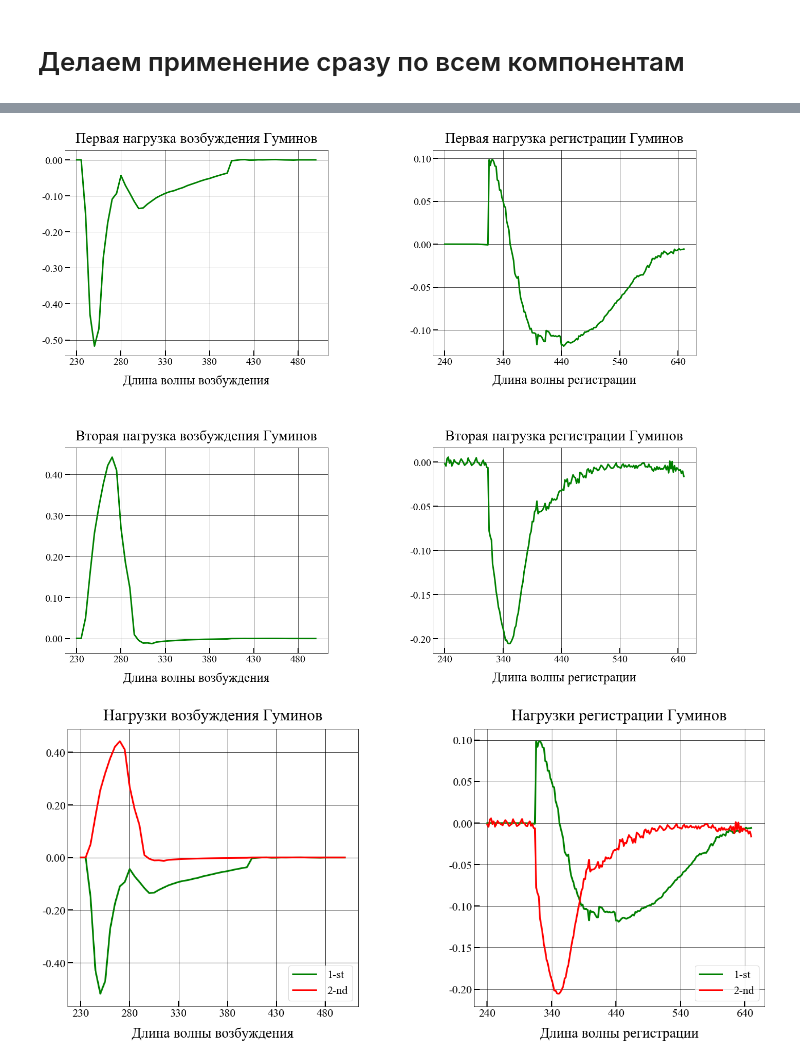
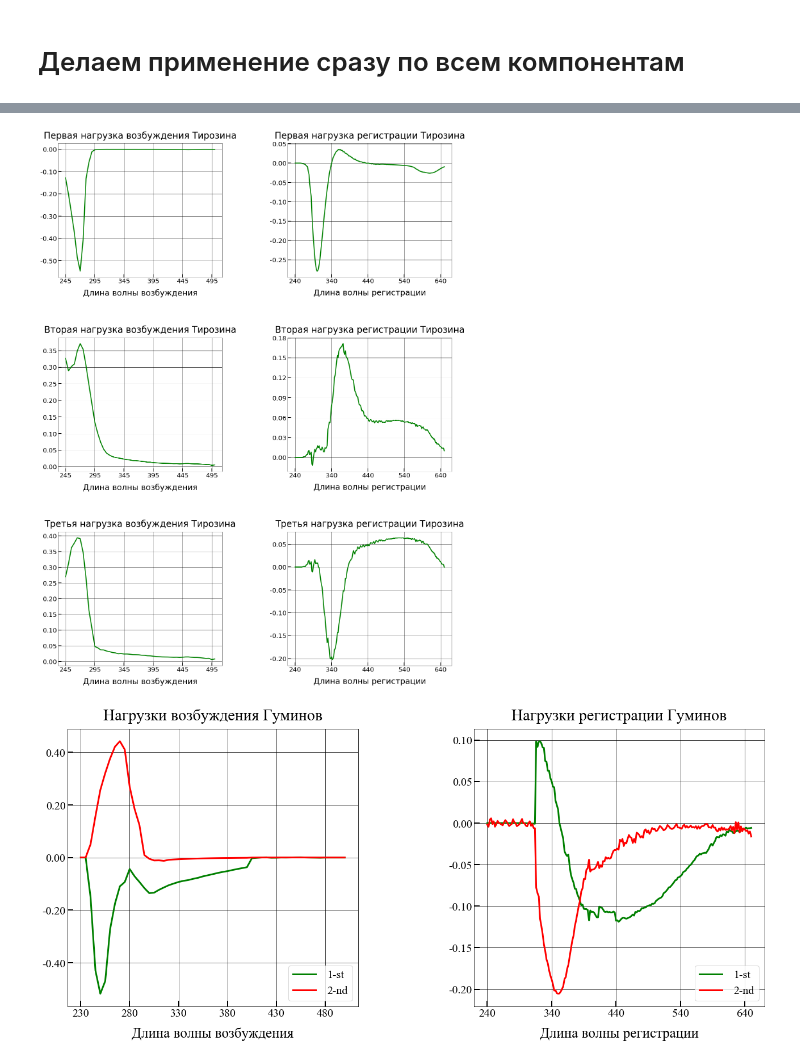
Before and after one commit to 89605502155/ML-repositry, a Jupyter notebook: new_NPLS1.ipynb, the cells around one changed output, grey strips where cells are left out. Saved outputs shown, nothing was run; the diff lists cells and outputs as text; code cells hidden in the pictures.

Commit message:
No name

```diff
--- a/new_NPLS1.ipynb
+++ b/new_NPLS1.ipynb
@@ -381,0 +395,5 @@ X_test=pkl.load(open('C:/Users/admin/Desktop/PLS2021/N-PLS/Trp_N-PLS1_final.pkl.
+# %%
+from sklearn.model_selection import train_test_split
+y0 = Ydata.to_numpy()[:,2]
+X_train, X_test, y_train, y_test = train_test_split(
+    Xdata_numpy['X'], y0, test_size=0.1428, random_state=42)
@@ -382,13 +410,16 @@ X_test=pkl.load(open('C:/Users/admin/Desktop/PLS2021/N-PLS/Trp_N-PLS1_final.pkl.
 # %%
 npls1=Tri_PLS1_grid()
-parametrsNames={'n_components': range(1,3),
-                'a': [0]}
+scoring={'mse': make_scorer(mean_squared_error),'r2':'r2'}
+parametrsNames={'n_components': range(1,37),
+                'a': [0.09]}
 # %%
 %%time
-gridCought=GridSearchCV(npls1, parametrsNames, cv=5,return_train_score=True)
+gridCought=GridSearchCV(npls1, parametrsNames, cv=5, scoring=scoring,refit='r2', return_train_score=True)
 gridCought.fit(X_train.copy(),y_train.copy())
 r2_p=gridCought.score(X_test.copy(), y_test.copy())
-r2_cv=gridCought.cv_results_[ "mean_test_score" ]
-r2_c=gridCought.cv_results_[ "mean_train_score" ]
+mse_cv=gridCought.cv_results_[ "mean_test_mse" ]
+mse_c=gridCought.cv_results_[ "mean_train_mse" ]
+r2_cv=gridCought.cv_results_[ "mean_test_r2" ]
+r2_c=gridCought.cv_results_[ "mean_train_r2" ]
 predictors=gridCought.predict(X_test.copy())
 # %% [output]
@@ -425,42 +497,60 @@ w_i.shape
 # %%
 import matplotlib.gridspec as gridspec
-fg = plt.figure(figsize=(22, 18),constrained_layout=False)
-gs = gridspec.GridSpec(ncols=2, nrows=2, figure=fg)
+fg = plt.figure(figsize=(22, 30),constrained_layout=False)
+gs = gridspec.GridSpec(ncols=2, nrows=3, figure=fg)
 #plt.title("Центрирование спектра образца 5",  {'fontname':'Times New Roman'}, fontsize=28,loc="center" ,pad=45)
 
 plt.subplots_adjust(wspace=0.4, hspace=0.45)
 
 fig_ax_1 = fg.add_subplot(gs[0,0])
-fig_ax_1.plot(flatten(w_i).transpose()[:,0],"-",color="green",lw=3,label="1-st")
+fig_ax_1.plot(flatten(gridCought.best_estimator_.w_i).transpose()[:,0],"-",color="green",lw=3,label="1-st")
 #axs.set_xticks(range(0,19,1)) # Задаём места, где будет сетка и метки по оси ох
-#axs.set_yticks(np.linspace(-0.60, 0.60, num = 13))
+#fig_ax_1.set_yticks(np.linspace(-0.40, 0.0, num = 5))
 #fig_ax_1.set_ylabel('Концентрация мкг/л',  fontsize=25,labelpad=5)
 fig_ax_1.grid(color="black", drawstyle="default", linewidth=0.7)
 fig_ax_1.set_xlabel("Длина волны возбуждения",  fontsize=25,labelpad=15)
-fig_ax_1.set_title("Первая нагрузка возбуждения Гуминов", fontsize=28,loc="center" ,pad=15)
+fig_ax_1.set_title("Первая нагрузка возбуждения Тирозина", fontsize=28,loc="center" ,pad=15)
 fig_ax_1.tick_params(which='major', length=10, width=2)
 #fig_ax_1.legend()
 #axs.ticklabel_format()
-fig_ax_1.set_xticklabels(range(180,545,50), fontsize=20)
-fig_ax_1.set_yticklabels(['0','-0.50','-0.40','-0.30','-0.20','-0.10','0.00','0.10','0.20','0.1','0.2','0.3','0.4'], fontsize=20)
+fig_ax_1.set_xticklabels(range(195,560,50), fontsize=20)
+fig_ax_1.set_yticklabels(['r','-0.50','-0.40','-0.30','-0.20','-0.10','0.00','0.10','0.20','0.1','0.2','0.3','0.4'], fontsize=20)
 fig_ax_1.get_xaxis().set_tick_params(direction='in')
 fig_ax_1.get_yaxis().set_tick_params(direction='in')
 #fig_ax_1.legend(loc=4,fontsize=20, markerscale=1,handletextpad=1)
 #axs.set_xlim(xmax=19) # можно определить границы графика которые будут выводиться на экран
 
 fig_ax_1 = fg.add_subplot(gs[1,0])
-fig_ax_1.plot(flatten(w_i).transpose()[:,1],"-",color="green",lw=3,label="2-nd")
+fig_ax_1.plot(flatten(gridCought.best_estimator_.w_i).transpose()[:,1],"-",color="green",lw=3,label="2-nd")
 #axs.set_xticks(range(0,19,1)) # Задаём места, где будет сетка и метки по оси ох
 #axs.set_yticks(np.linspace(-0.60, 0.60, num = 13))
 #fig_ax_1.set_ylabel('Концентрация мкг/л',  fontsize=25,labelpad=5)
 fig_ax_1.grid(color="black", drawstyle="default", linewidth=0.7)
 fig_ax_1.set_xlabel("Длина волны возбуждения",  fontsize=25,labelpad=15)
-fig_ax_1.set_title("Вторая нагрузка возбуждения Гуминов", fontsize=28,loc="center" ,pad=15)
+fig_ax_1.set_title("Вторая нагрузка возбуждения Тирозина", fontsize=28,loc="center" ,pad=15)
 fig_ax_1.tick_params(which='major', length=10, width=2)
 #fig_ax_1.legend()
 #axs.ticklabel_format()
-fig_ax_1.set_xticklabels(range(180,545,50), fontsize=20)
-fig_ax_1.set_yticklabels(['-0.20','0.00','0.10','0.20','0.30','0.40','0.50','0.4'], fontsize=20)
+fig_ax_1.set_xticklabels(range(195,560,50), fontsize=20)
+fig_ax_1.set_yticklabels(['-0.20','0.00','0.05','0.10','0.15','0.20','0.25','0.30','0.35','0.50','0.4'], fontsize=20)
+fig_ax_1.get_xaxis().set_tick_params(direction='in')
+fig_ax_1.get_yaxis().set_tick_params(direction='in')
+#fig_ax_1.legend(loc=4,fontsize=20, markerscale=1,handletextpad=1)
+#axs.set_xlim(xmax=19) # можно определить границы графика которые будут выводиться на экран
+
+fig_ax_1 = fg.add_subplot(gs[2,0])
+fig_ax_1.plot(flatten(gridCought.best_estimator_.w_i).transpose()[:,2],"-",color="green",lw=3,label="3-rd")
+#axs.set_xticks(range(0,19,1)) # Задаём места, где будет сетка и метки по оси ох
+#axs.set_yticks(np.linspace(-0.60, 0.60, num = 13))
+#fig_ax_1.set_ylabel('Концентрация мкг/л',  fontsize=25,labelpad=5)
+fig_ax_1.grid(color="black", drawstyle="default", linewidth=0.7)
+fig_ax_1.set_xlabel("Длина волны возбуждения",  fontsize=25,labelpad=15)
+fig_ax_1.set_title("Третья нагрузка возбуждения Тирозина", fontsize=28,loc="center" ,pad=15)
+fig_ax_1.tick_params(which='major', length=10, width=2)
+#fig_ax_1.legend()
+#axs.ticklabel_format()
+fig_ax_1.set_xticklabels(range(195,560,50), fontsize=20)
+fig_ax_1.set_yticklabels(['-0.20','0.00','0.05','0.10','0.15','0.20','0.25','0.30','0.35','0.40','0.4'], fontsize=20)
 fig_ax_1.get_xaxis().set_tick_params(direction='in')
 fig_ax_1.get_yaxis().set_tick_params(direction='in')
 #fig_ax_1.legend(loc=4,fontsize=20, markerscale=1,handletextpad=1)
@@ -471,55 +561,72 @@ fig_ax_1.get_yaxis().set_tick_params(direction='in')
 
 
 
-
 fig_ax_2 = fg.add_subplot(gs[0, 1])
-fig_ax_2.plot(flatten(w_k).transpose()[:,0],"-",color="green",lw=3,label="1-st")
+fig_ax_2.plot(flatten(gridCought.best_estimator_.w_k).transpose()[:,0],"-",color="green",lw=3,label="1-st")
 #axs.set_xticks(range(0,19,1)) # Задаём места, где будет сетка и метки по оси ох
-#axs.set_yticks(np.linspace(-0.60, 0.60, num = 13))
+#fig_ax_2.set_yticks(np.linspace(-0.15, 0.1, num = 6))
 #fig_ax_2.set_ylabel('Концентрация мкг/л',  fontsize=25,labelpad=5)
 fig_ax_2.grid(color="black", drawstyle="default", linewidth=0.7)
 fig_ax_2.set_xlabel("Длина волны регистрации",  fontsize=25,labelpad=15)
-fig_ax_2.set_title("Первая нагрузка регистрации Гуминов", fontsize=28,loc="center" ,pad=15)
+fig_ax_2.set_title("Первая нагрузка регистрации Тирозина", fontsize=28,loc="center" ,pad=15)
 fig_ax_2.tick_params(which='major', length=10, width=2)
 #fig_ax_2.legend()
 #axs.ticklabel_format()
 fig_ax_2.set_xticklabels(range(140,740,100), fontsize=20)
-fig_ax_2.set_yticklabels(['5','-0.10','-0.05','0.00','0.05','0.10','0.2','1.0','9'], fontsize=20)
+fig_ax_2.set_yticklabels(['u','-0.25','-0.20','-0.15','-0.10','-0.05','0.00','0.05','0.10','0.2','1.0','9'], fontsize=20)
 fig_ax_2.get_xaxis().set_tick_params(direction='in')
 fig_ax_2.get_yaxis().set_tick_params(direction='in')
 #fig_ax_2.legend(loc=4,fontsize=20, markerscale=1,handletextpad=1)
 #axs.set_xlim(xmax=19) # можно определить границы графика которые будут выводиться на экран
 
 
 fig_ax_2 = fg.add_subplot(gs[1, 1])
-fig_ax_2.plot(flatten(w_k).transpose()[:,1],"-",color="green",lw=3,label="2-nd")
+fig_ax_2.plot(flatten(gridCought.best_estimator_.w_k).transpose()[:,1],"-",color="green",lw=3,label="2-nd")
+#axs.set_xticks(range(0,19,1)) # Задаём места, где будет сетка и метки по оси ох
+fig_ax_2.set_yticks(np.linspace(0.0, 0.18, num = 7))
+#fig_ax_2.set_ylabel('Концентрация мкг/л',  fontsize=25,labelpad=5)
+fig_ax_2.grid(color="black", drawstyle="default", linewidth=0.7)
+fig_ax_2.set_xlabel("Длина волны регистрации",  fontsize=25,labelpad=15)
+fig_ax_2.set_title("Вторая нагрузка регистрации Тирозина", fontsize=28,loc="center" ,pad=15)
+fig_ax_2.tick_params(which='major', length=10, width=2)
+#fig_ax_2.legend()
+#axs.ticklabel_format()
+fig_ax_2.set_xticklabels(range(140,740,100), fontsize=20)
+fig_ax_2.set_yticklabels(['0.00','0.03','0.06','0.09','0.12','0.15','0.18','0.2','1.0','9'], fontsize=20)
+fig_ax_2.get_xaxis().set_tick_params(direction='in')
+fig_ax_2.get_yaxis().set_tick_params(direction='in')
+#fig_ax_2.legend(loc=4,fontsize=20, markerscale=1,handletextpad=1)
+#axs.set_xlim(xmax=19) # можно определить границы графика которые будут выводиться на экран
+
+fig_ax_2 = fg.add_subplot(gs[2, 1])
+fig_ax_2.plot(flatten(gridCought.best_estimator_.w_k).transpose()[:,2],"-",color="green",lw=3,label="3-rd")
 #axs.set_xticks(range(0,19,1)) # Задаём места, где будет сетка и метки по оси ох
 #axs.set_yticks(np.linspace(-0.60, 0.60, num = 13))
 #fig_ax_2.set_ylabel('Концентрация мкг/л',  fontsize=25,labelpad=5)
 fig_ax_2.grid(color="black", drawstyle="default", linewidth=0.7)
 fig_ax_2.set_xlabel("Длина волны регистрации",  fontsize=25,labelpad=15)
-fig_ax_2.set_title("Вторая нагрузка регистрации Гуминов", fontsize=28,loc="center" ,pad=15)
+fig_ax_2.set_title("Третья нагрузка регистрации Тирозина", fontsize=28,loc="center" ,pad=15)
 fig_ax_2.tick_params(which='major', length=10, width=2)
 #fig_ax_2.legend()
 #axs.ticklabel_format()
 fig_ax_2.set_xticklabels(range(140,740,100), fontsize=20)
-fig_ax_2.set_yticklabels(['5','-0.20','-0.15','-0.10','-0.05','0.00','0.05','0.10','0.2','1.0','9'], fontsize=20)
+fig_ax_2.set_yticklabels(['5','-0.20','-0.15','-0.10','-0.05','0.00','0.05','0.25','0.3'], fontsize=20)
 fig_ax_2.get_xaxis().set_tick_params(direction='in')
 fig_ax_2.get_yaxis().set_tick_params(direction='in')
 #fig_ax_2.legend(loc=4,fontsize=20, markerscale=1,handletextpad=1)
 #axs.set_xlim(xmax=19) # можно определить границы графика которые будут выводиться на экран
 
 
 
 
 
 
-plt.savefig('Humic_N-PLS1_loading_2_components.png', format='png', dpi=300)
-plt.savefig("Humic_N-PLS1_loading_2_component.svg", format="svg")
+plt.savefig('Tyr_N-PLS1_loading_3_components.png', format='png', dpi=300)
+plt.savefig("Tyr_N-PLS1_loading_3_components.svg", format="svg")
 
 plt.show();
 # %% [output]
-[figure, old version]
+[figure, new version]
 # %%
 import matplotlib.gridspec as gridspec
 fg = plt.figure(figsize=(22, 9),constrained_layout=False)
```
Also changed, not shown: parts of 34 cells of this notebook, 2 other files.
